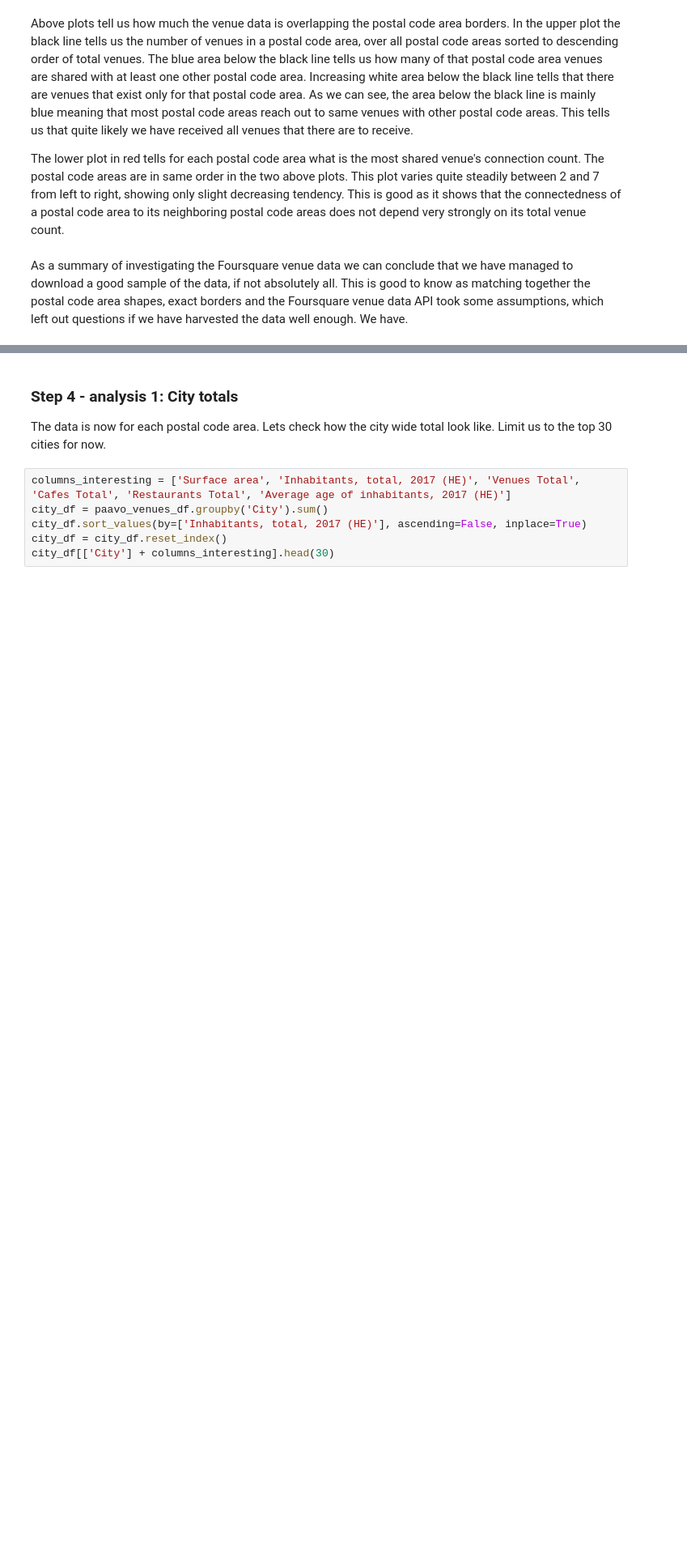
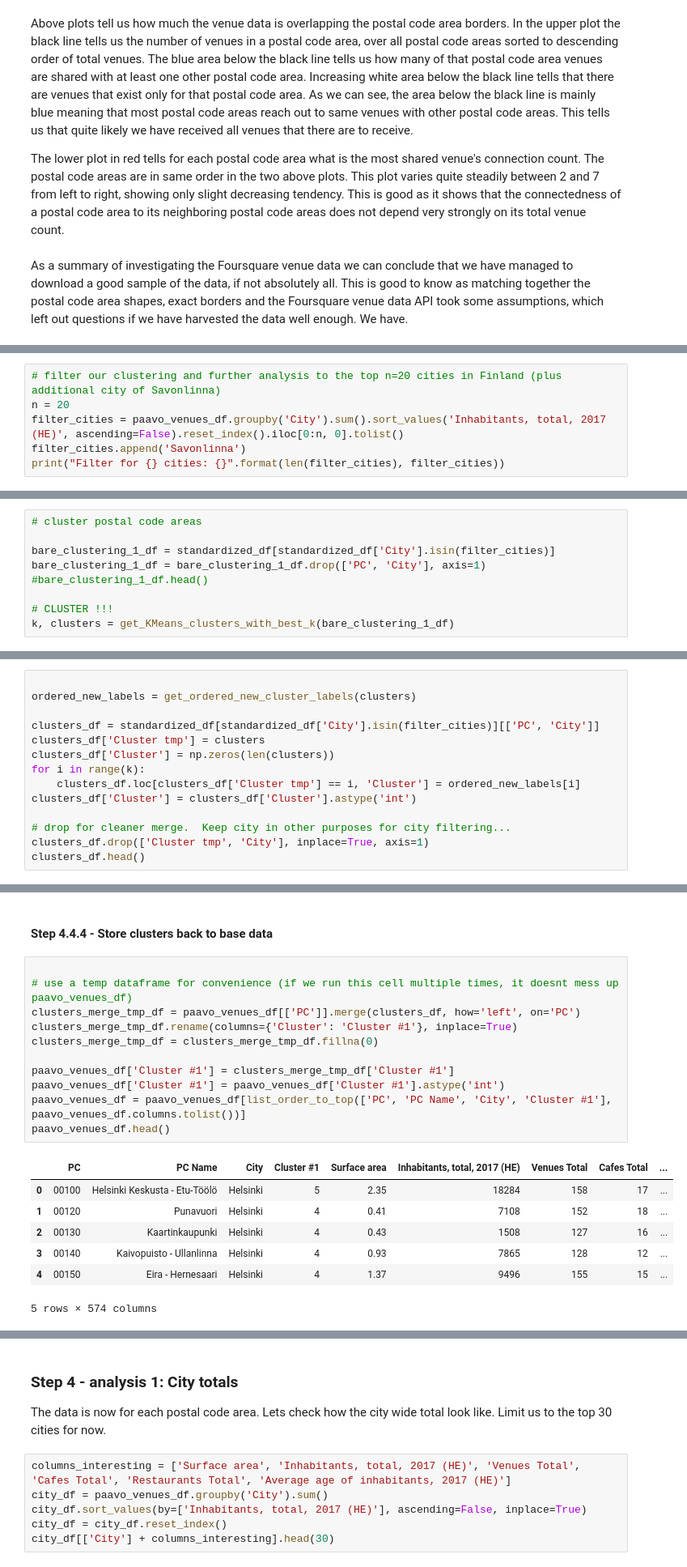
Before and after one commit to aitennek/Coursera_Capstone, a Jupyter notebook: Final_assignment/Capstone workbook.ipynb, the cells around one changed output, grey strips where cells are left out. Shown: that part at 81% size. Drawn from its saved outputs; the diff is of its cells as text; blank space fills up the shorter version.

```diff
--- a/Final_assignment/Capstone workbook.ipynb
+++ b/Final_assignment/Capstone workbook.ipynb
@@ -1315,0 +1383,6 @@ As a summary of investigating the Foursquare venue data we can conclude that we
+# %%
+# filter our clustering and further analysis to the top n=20 cities in Finland (plus additional city of Savonlinna)
+n = 20
+filter_cities = paavo_venues_df.groupby('City').sum().sort_values('Inhabitants, total, 2017 (HE)', ascending=False).reset_index().iloc[0:n, 0].tolist()
+filter_cities.append('Savonlinna')
+print("Filter for {} cities: {}".format(len(filter_cities), filter_cities))
@@ -1315,0 +1428,9 @@ As a summary of investigating the Foursquare venue data we can conclude that we
+# %%
+# cluster postal code areas
+
+bare_clustering_1_df = standardized_df[standardized_df['City'].isin(filter_cities)]
+bare_clustering_1_df = bare_clustering_1_df.drop(['PC', 'City'], axis=1)
+#bare_clustering_1_df.head()
+
+# CLUSTER !!!
+k, clusters = get_KMeans_clusters_with_best_k(bare_clustering_1_df)
@@ -1315,0 +1461,14 @@ As a summary of investigating the Foursquare venue data we can conclude that we
+# %%
+
+ordered_new_labels = get_ordered_new_cluster_labels(clusters)
+
+clusters_df = standardized_df[standardized_df['City'].isin(filter_cities)][['PC', 'City']]
+clusters_df['Cluster tmp'] = clusters
+clusters_df['Cluster'] = np.zeros(len(clusters))
+for i in range(k):
+    clusters_df.loc[clusters_df['Cluster tmp'] == i, 'Cluster'] = ordered_new_labels[i]
+clusters_df['Cluster'] = clusters_df['Cluster'].astype('int')
+
+# drop for cleaner merge.  Keep city in other purposes for city filtering...
+clusters_df.drop(['Cluster tmp', 'City'], inplace=True, axis=1)
+clusters_df.head()
@@ -1315,0 +1482,21 @@ As a summary of investigating the Foursquare venue data we can conclude that we
+# %% [markdown]
+#### Step 4.4.4 - Store clusters back to base data
+# %%
+
+# use a temp dataframe for convenience (if we run this cell multiple times, it doesnt mess up paavo_venues_df)
+clusters_merge_tmp_df = paavo_venues_df[['PC']].merge(clusters_df, how='left', on='PC')
+clusters_merge_tmp_df.rename(columns={'Cluster': 'Cluster #1'}, inplace=True)
+clusters_merge_tmp_df = clusters_merge_tmp_df.fillna(0)
+
+paavo_venues_df['Cluster #1'] = clusters_merge_tmp_df['Cluster #1']
+paavo_venues_df['Cluster #1'] = paavo_venues_df['Cluster #1'].astype('int')
+paavo_venues_df = paavo_venues_df[list_order_to_top(['PC', 'PC Name', 'City', 'Cluster #1'], paavo_venues_df.columns.tolist())]
+paavo_venues_df.head()
+# %% [output]
+|  | PC | PC Name | City | Cluster #1 | Surface area | Inhabitants, total, 2017 (HE) | Venues Total | Cafes Total | ... |
+| 0 | 00100 | Helsinki Keskusta - Etu-Töölö | Helsinki | 5 | 2.35 | 18284 | 158 | 17 | ... |
+| 1 | 00120 | Punavuori | Helsinki | 4 | 0.41 | 7108 | 152 | 18 | ... |
+| 2 | 00130 | Kaartinkaupunki | Helsinki | 4 | 0.43 | 1508 | 127 | 16 | ... |
+| 3 | 00140 | Kaivopuisto - Ullanlinna | Helsinki | 4 | 0.93 | 7865 | 128 | 12 | ... |
+| 4 | 00150 | Eira - Hernesaari | Helsinki | 4 | 1.37 | 9496 | 155 | 15 | ... |
+5 rows × 574 columns
```
Also changed, not shown: parts of 25 cells of this notebook.
